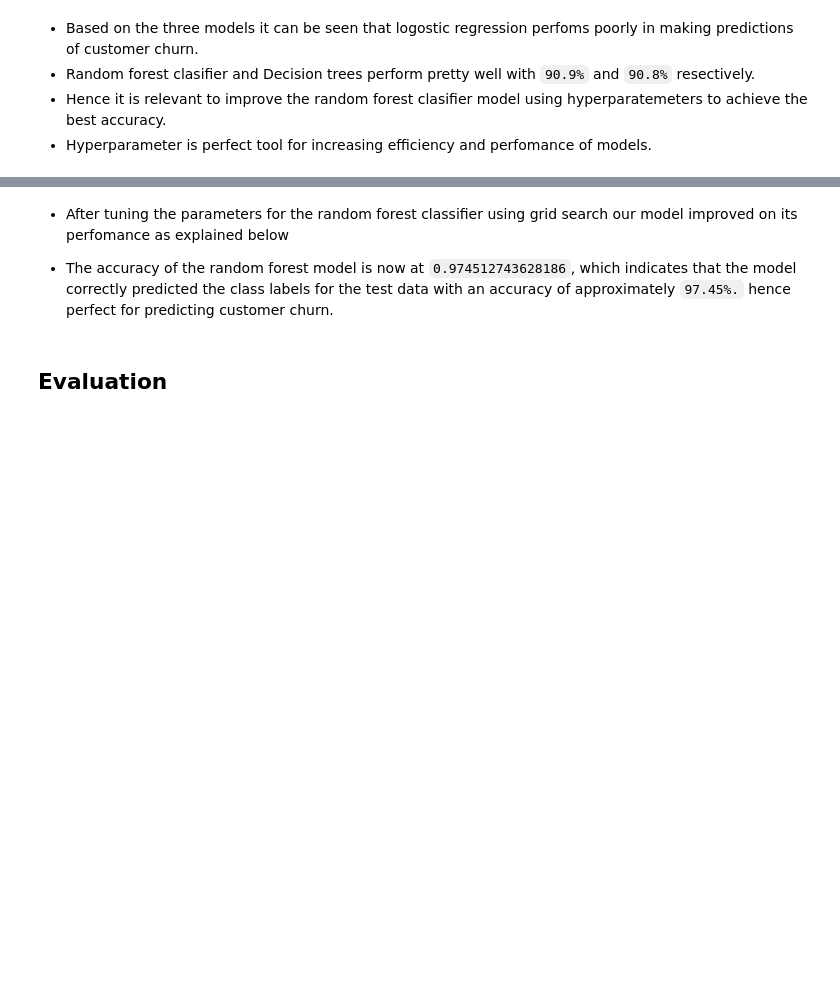
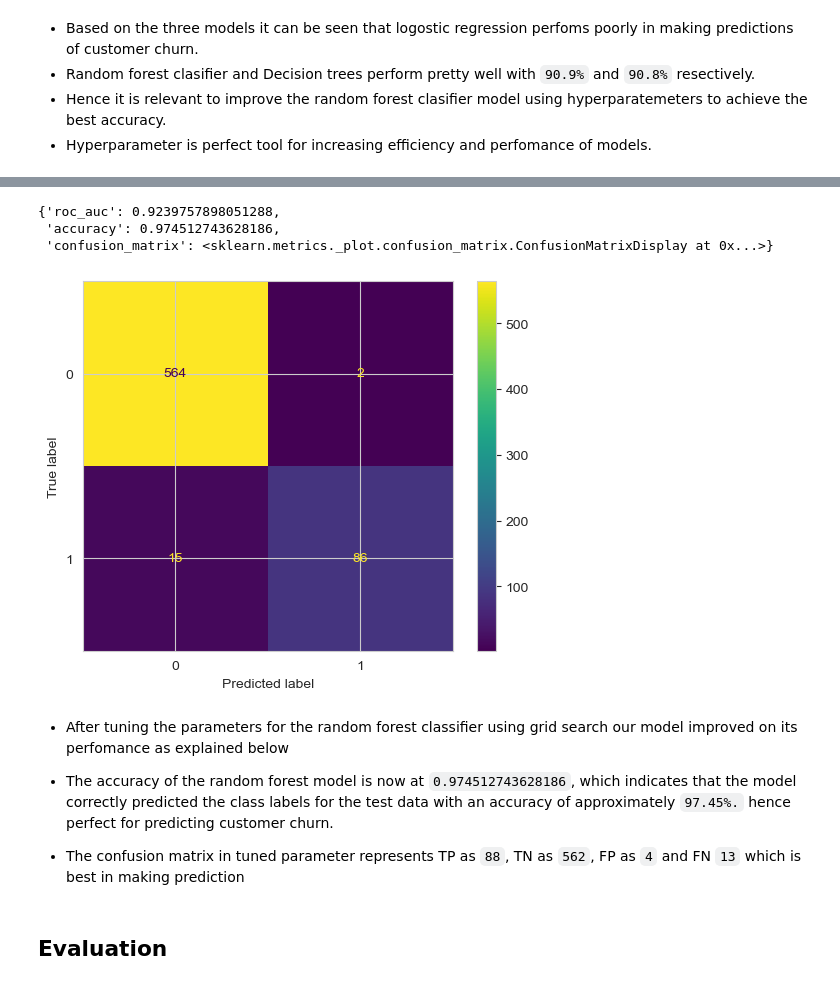
Before and after one commit to nelkemboi/dsc-phase-3-project-v2-3, a Jupyter notebook: customerchurn.ipynb, the cells around one changed output, grey strips where cells are left out. Cells and saved outputs as stored; diff of their text form; code cells hidden in the pictures; blank space fills up the shorter version.

```diff
--- a/customerchurn.ipynb
+++ b/customerchurn.ipynb
@@ -686,6 +686,15 @@ Accuracy: 0.9730134932533733
+# %%
+#using the function above the draw confusion matrix
+evaluate_model_metrics(rf, X_test, y_test)
+# %% [output]
+{'roc_auc': 0.9239757898051288,
+ 'accuracy': 0.974512743628186,
+ 'confusion_matrix': <sklearn.metrics._plot.confusion_matrix.ConfusionMatrixDisplay at 0x...>}
+[figure, added]
 # %% [markdown]
 * After tuning the parameters for the random forest classifier using grid search our model improved on its perfomance as explained below
 - The accuracy of the random forest model is now at `0.974512743628186`, which indicates that the model correctly predicted the class labels for the test data with an accuracy of approximately `97.45%.` hence perfect for predicting customer churn.
+* The confusion matrix in tuned parameter represents TP as `88`, TN as `562`, FP as `4` and FN `13` which is best in making prediction
 # %% [markdown]
 ## Evaluation
 # %% [markdown]
```
Also changed, not shown: parts of 19 cells of this notebook.
